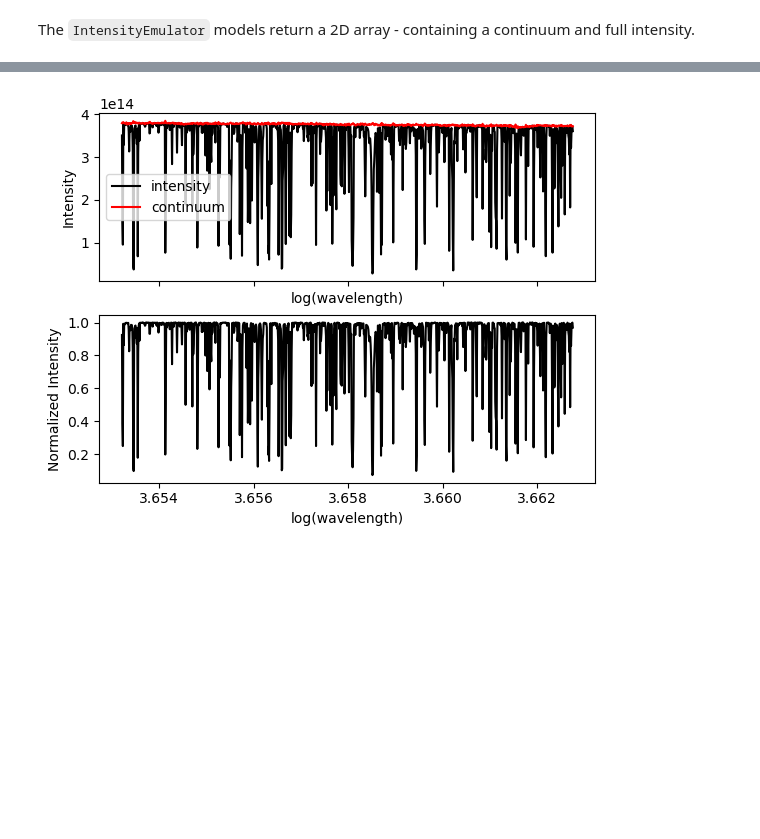
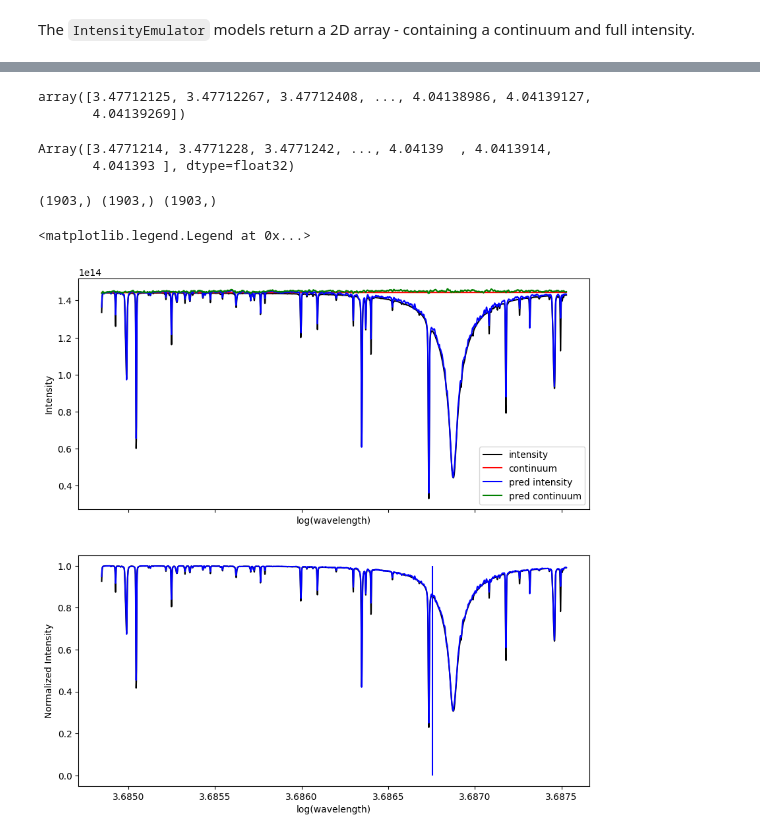
Before and after one commit to RozanskiT/transformer_payne, a Jupyter notebook: tutorial/transformer_payne.ipynb, the cells around one changed output, grey strips where cells are left out. Saved outputs shown, nothing was run; the diff lists cells and outputs as text; code cells hidden in the pictures; blank space fills up the shorter version.

```diff
--- a/tutorial/transformer_payne.ipynb
+++ b/tutorial/transformer_payne.ipynb
@@ -31,0 +52,11 @@
+# %%
+np.linspace(np.log10(3000), np.log10(11000), 400000)
+# %% [output]
+array([3.47712125, 3.47712267, 3.47712408, ..., 4.04138986, 4.04139127,
+       4.04139269])
+# %%
+import jax.numpy as jnp
+jnp.linspace(np.log10(3000), np.log10(11000), 400000)
+# %% [output]
+Array([3.4771214, 3.4771228, 3.4771242, ..., 4.04139  , 4.0413914,
+       4.041393 ], dtype=float32)
@@ -32,15 +191,40 @@
+# %%
+ref_spectrum = read_hdf5_file(".cache/star_000001.h5")
+ref_parameters, valid_intensities, log_wave_lines, intensities, log_wave_cont, intensities_cont = process_spectrum(ref_spectrum)
+
+# ---
+idx = 29
+ref_mu = np.array([ref_parameters[idx,-1]])
+ref_params = model.from_relative_parameters(ref_parameters[29,:-1])
+
+min_wave = np.log10(4840)
+max_wave = np.log10(4870)
+mask = ( log_wave_lines > min_wave ) & ( log_wave_lines < max_wave )
+log_wave = log_wave_lines[mask]
+ref_lines = intensities[idx, mask]
+ref_continuum = np.interp(log_wave, log_wave_cont, intensities_cont[idx])
+ref_lines *= ref_continuum
+print(log_wave.shape, ref_lines.shape, ref_continuum.shape)
+# %% [output]
+(1903,) (1903,) (1903,)
+# %%
+y_pred = model(log_wave, ref_mu,  ref_params)
+# %%
+pred_continuum, pred_lines = y_pred[:,1], y_pred[:,0]
 # %%
-fig, axs = plt.subplots(2, sharex=True)
-axs[0].plot(log_wave, y[:,0], color='black', label='intensity')
-axs[0].plot(log_wave, y[:,1], color='red', label='continuum')
-axs[1].plot(log_wave, y[:,0]/y[:,1], color='black')
-
+fig, axs = plt.subplots(2, sharex=True, figsize=(10, 10))
+axs[0].plot(log_wave, ref_lines, color='black', label='intensity')
+axs[0].plot(log_wave, ref_continuum, color='red', label='continuum')
+axs[0].plot(log_wave, pred_lines, color='blue', label='pred intensity')
+axs[0].plot(log_wave, pred_continuum, color='green', label='pred continuum')
+axs[1].plot(log_wave, ref_lines/ref_continuum, color='black')
+axs[1].plot(log_wave, pred_lines/pred_continuum, color='blue')
+axs[1].vlines(np.log10(4861.35), 0, 1, color='blue', label='Hbeta')
 axs[0].set_xlabel("log(wavelength)")
 axs[0].set_ylabel("Intensity")
 axs[1].set_xlabel("log(wavelength)")
 axs[1].set_ylabel("Normalized Intensity")
 axs[0].legend()
-
-plt.show()
 # %% [output]
+<matplotlib.legend.Legend at 0x...>
-[figure, old version]
+[figure, new version]
```
Also changed, not shown: parts of 4 cells of this notebook.
